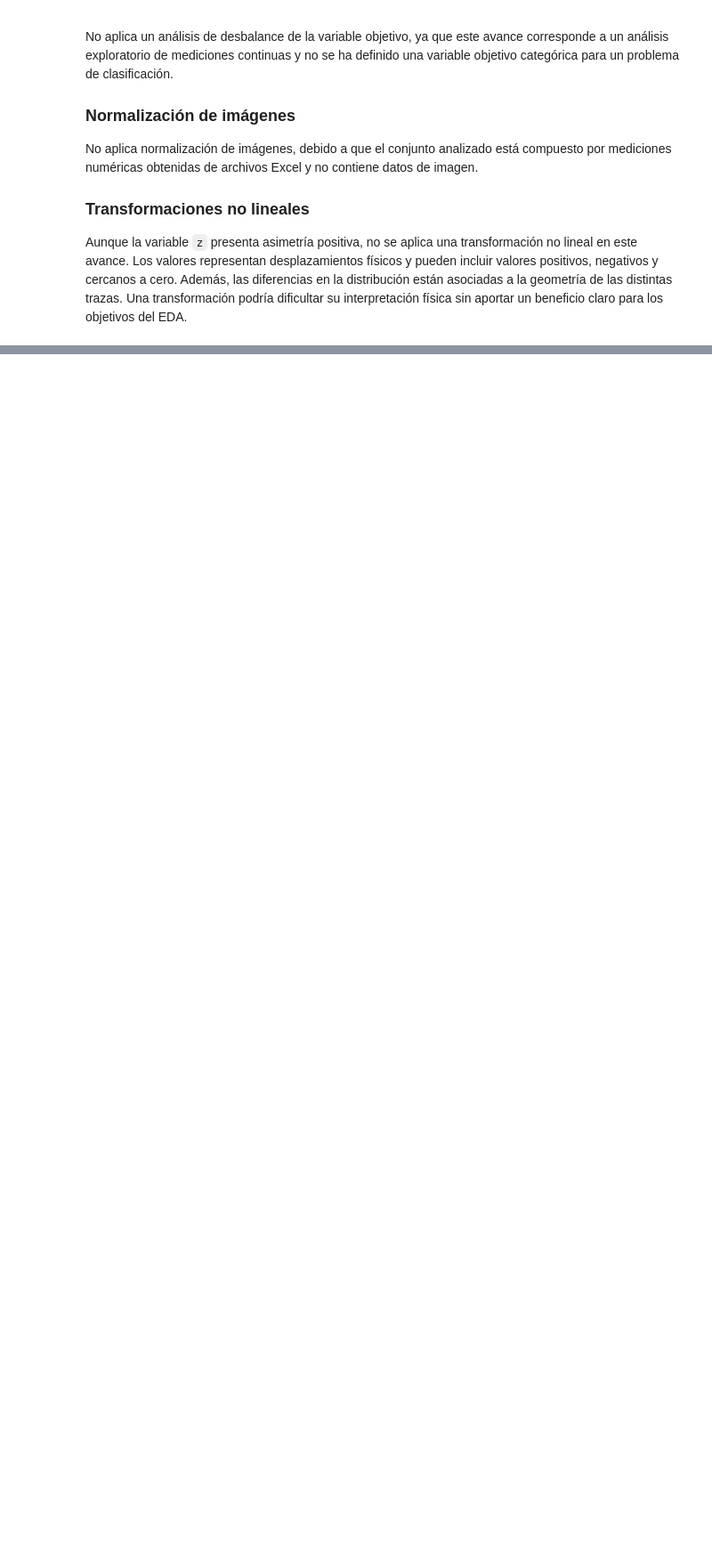
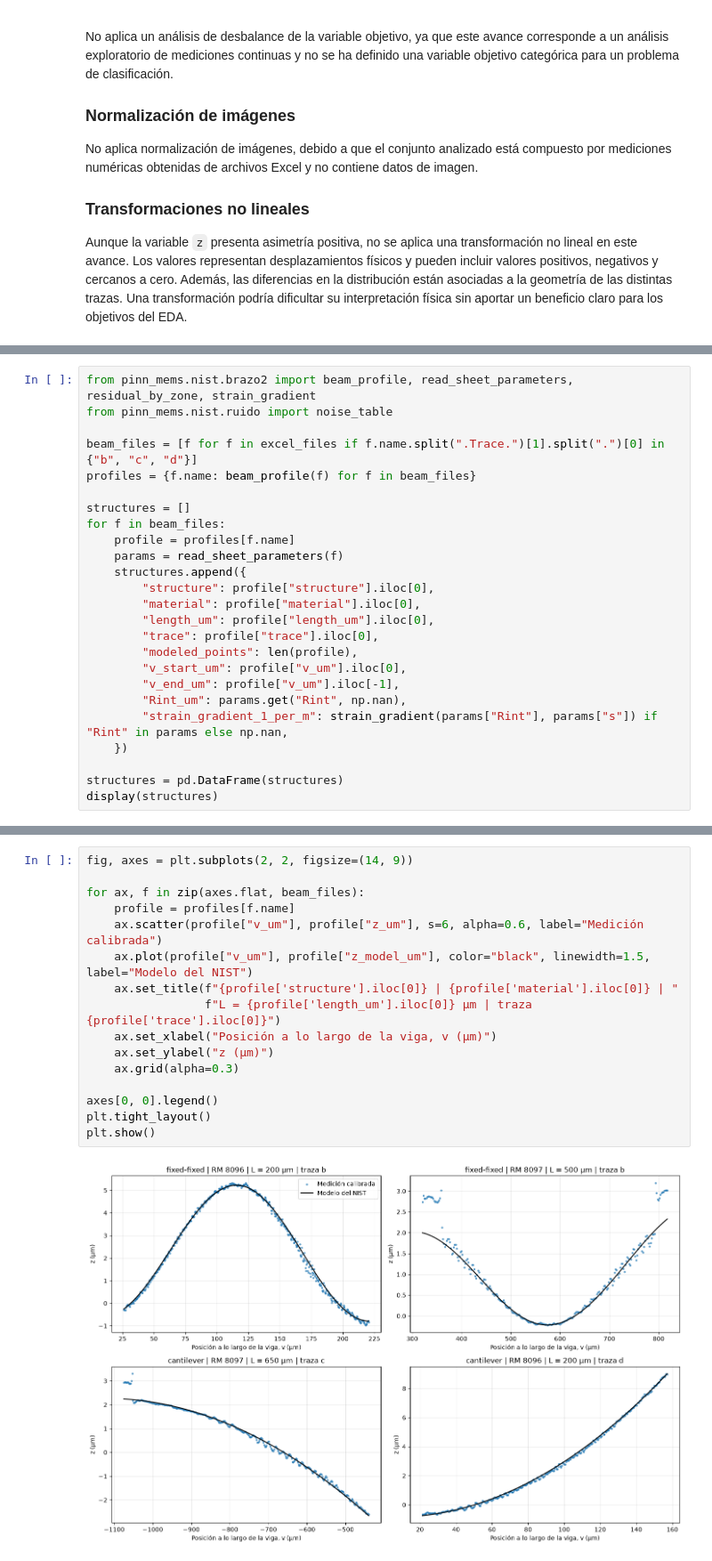
Before and after one commit to isabellaarangor/proyecto-integrador-team39-MNA, a Jupyter notebook: notebooks/EDA_Brazo2_NIST.ipynb, the cells around one changed output, grey strips where cells are left out. Shown at 89% size. Drawn from its saved outputs; the diff is of its cells as text; blank space fills up the shorter version.

```diff
--- a/notebooks/EDA_Brazo2_NIST.ipynb
+++ b/notebooks/EDA_Brazo2_NIST.ipynb
@@ -1090,0 +1099,25 @@ del EDA.
+# %%
+from pinn_mems.nist.brazo2 import beam_profile, read_sheet_parameters, residual_by_zone, strain_gradient
+from pinn_mems.nist.ruido import noise_table
+
+beam_files = [f for f in excel_files if f.name.split(".Trace.")[1].split(".")[0] in {"b", "c", "d"}]
+profiles = {f.name: beam_profile(f) for f in beam_files}
+
+structures = []
+for f in beam_files:
+    profile = profiles[f.name]
+    params = read_sheet_parameters(f)
+    structures.append({
+        "structure": profile["structure"].iloc[0],
+        "material": profile["material"].iloc[0],
+        "length_um": profile["length_um"].iloc[0],
+        "trace": profile["trace"].iloc[0],
+        "modeled_points": len(profile),
+        "v_start_um": profile["v_um"].iloc[0],
+        "v_end_um": profile["v_um"].iloc[-1],
+        "Rint_um": params.get("Rint", np.nan),
+        "strain_gradient_1_per_m": strain_gradient(params["Rint"], params["s"]) if "Rint" in params else np.nan,
+    })
+
+structures = pd.DataFrame(structures)
+display(structures)
@@ -1090,0 +1138,18 @@ del EDA.
+# %%
+fig, axes = plt.subplots(2, 2, figsize=(14, 9))
+
+for ax, f in zip(axes.flat, beam_files):
+    profile = profiles[f.name]
+    ax.scatter(profile["v_um"], profile["z_um"], s=6, alpha=0.6, label="Medición calibrada")
+    ax.plot(profile["v_um"], profile["z_model_um"], color="black", linewidth=1.5, label="Modelo del NIST")
+    ax.set_title(f"{profile['structure'].iloc[0]} | {profile['material'].iloc[0]} | "
+                 f"L = {profile['length_um'].iloc[0]} µm | traza {profile['trace'].iloc[0]}")
+    ax.set_xlabel("Posición a lo largo de la viga, v (µm)")
+    ax.set_ylabel("z (µm)")
+    ax.grid(alpha=0.3)
+
+axes[0, 0].legend()
+plt.tight_layout()
+plt.show()
+# %% [output]
+[figure, added]
```
Also changed, not shown: parts of 12 cells of this notebook, 4 other files.
